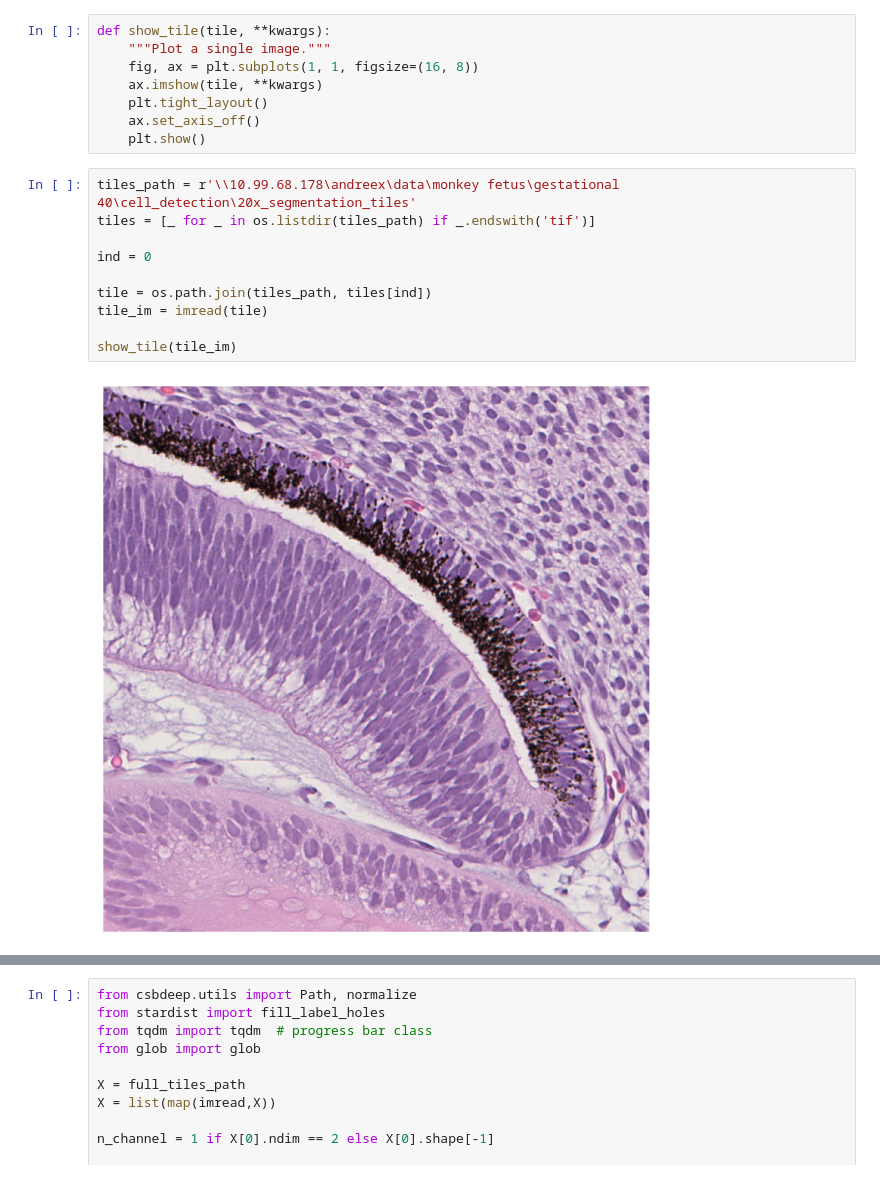
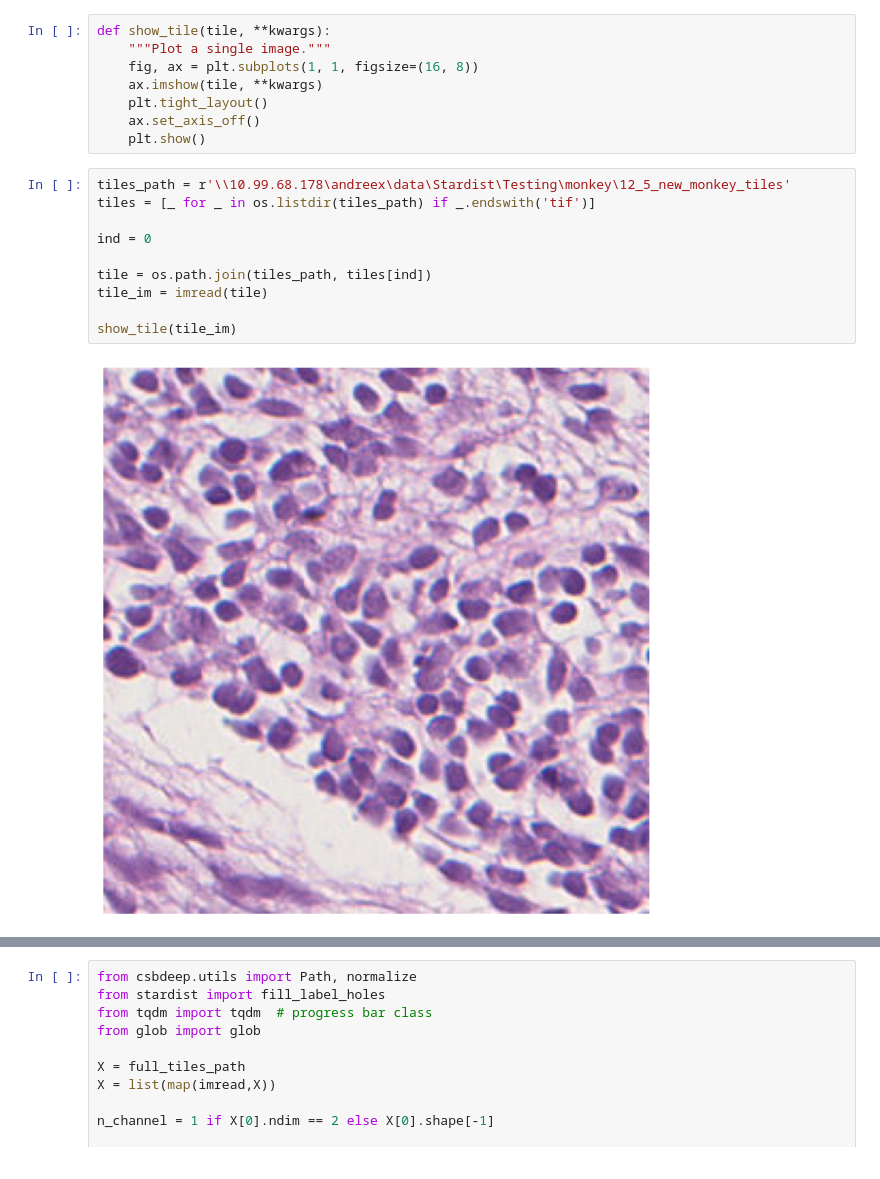
Before and after one commit to donniekramer8/Nuclei-seg-collection, a Jupyter notebook: stardist/monkey/2_StarDist_segment_tiles.ipynb, the cells around one changed output, grey strips where cells are left out. Cells and saved outputs as stored; diff of their text form.

Commit message:
Fixed testing notebook, added segmentation analysis codes

```diff
--- a/stardist/monkey/2_StarDist_segment_tiles.ipynb
+++ b/stardist/monkey/2_StarDist_segment_tiles.ipynb
@@ -68,17 +67,17 @@ def show_tile(tile, **kwargs):
     ax.set_axis_off()
     plt.show()
 # %%
-tiles_path = r'\\10.99.68.178\andreex\data\monkey fetus\gestational 40\cell_detection\20x_segmentation_tiles'
+tiles_path = r'\\10.99.68.178\andreex\data\Stardist\Testing\monkey\12_5_new_monkey_tiles'
 tiles = [_ for _ in os.listdir(tiles_path) if _.endswith('tif')]
 
 ind = 0
 
 tile = os.path.join(tiles_path, tiles[ind])
 tile_im = imread(tile)
 
 show_tile(tile_im)
 # %% [output]
-[figure, old version]
+[figure, new version]
 # %%
 full_tiles_path = []
 for x in tiles:
```
Also changed, not shown: parts of 4 cells of this notebook, 40 other files.
